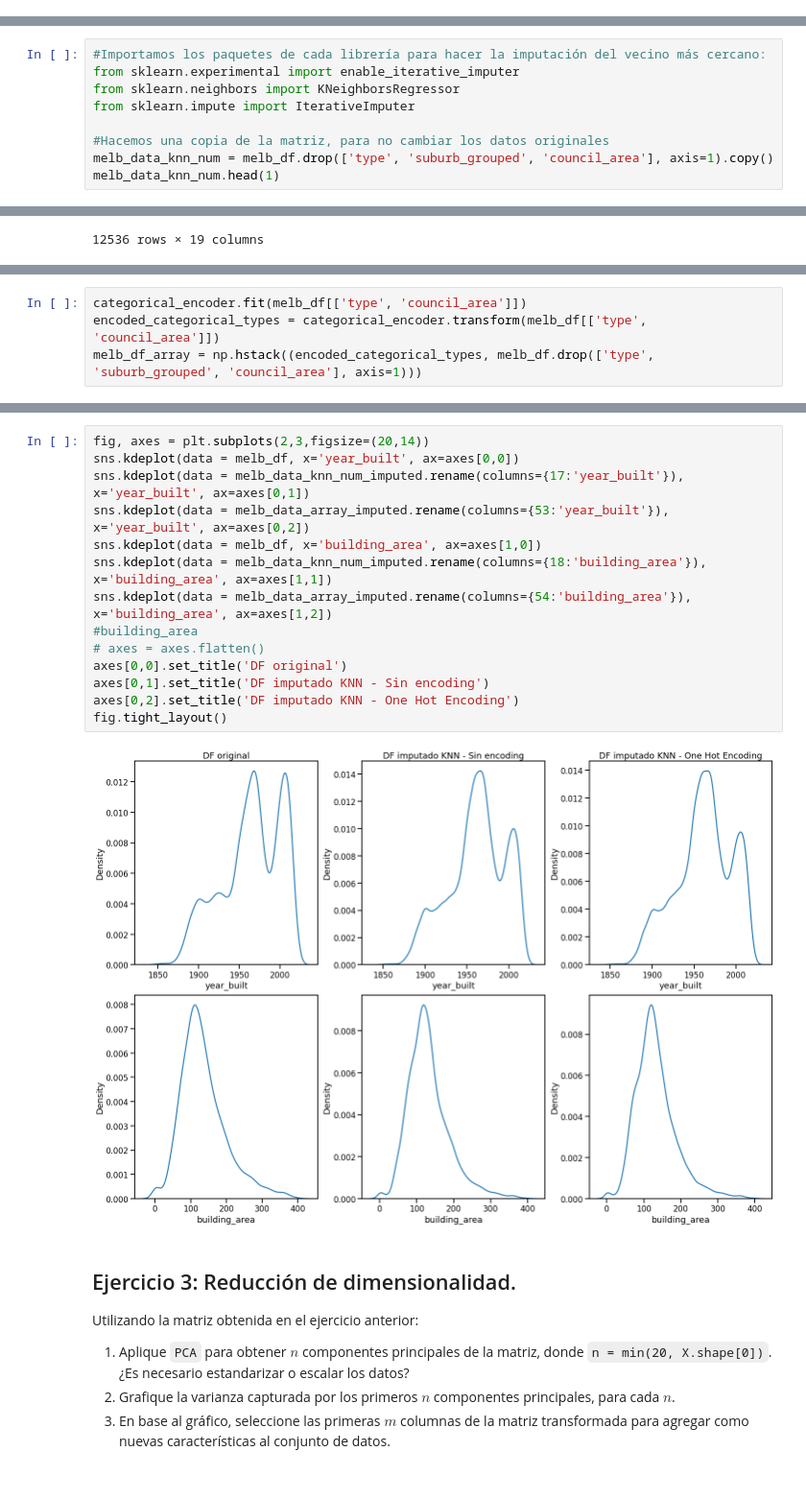
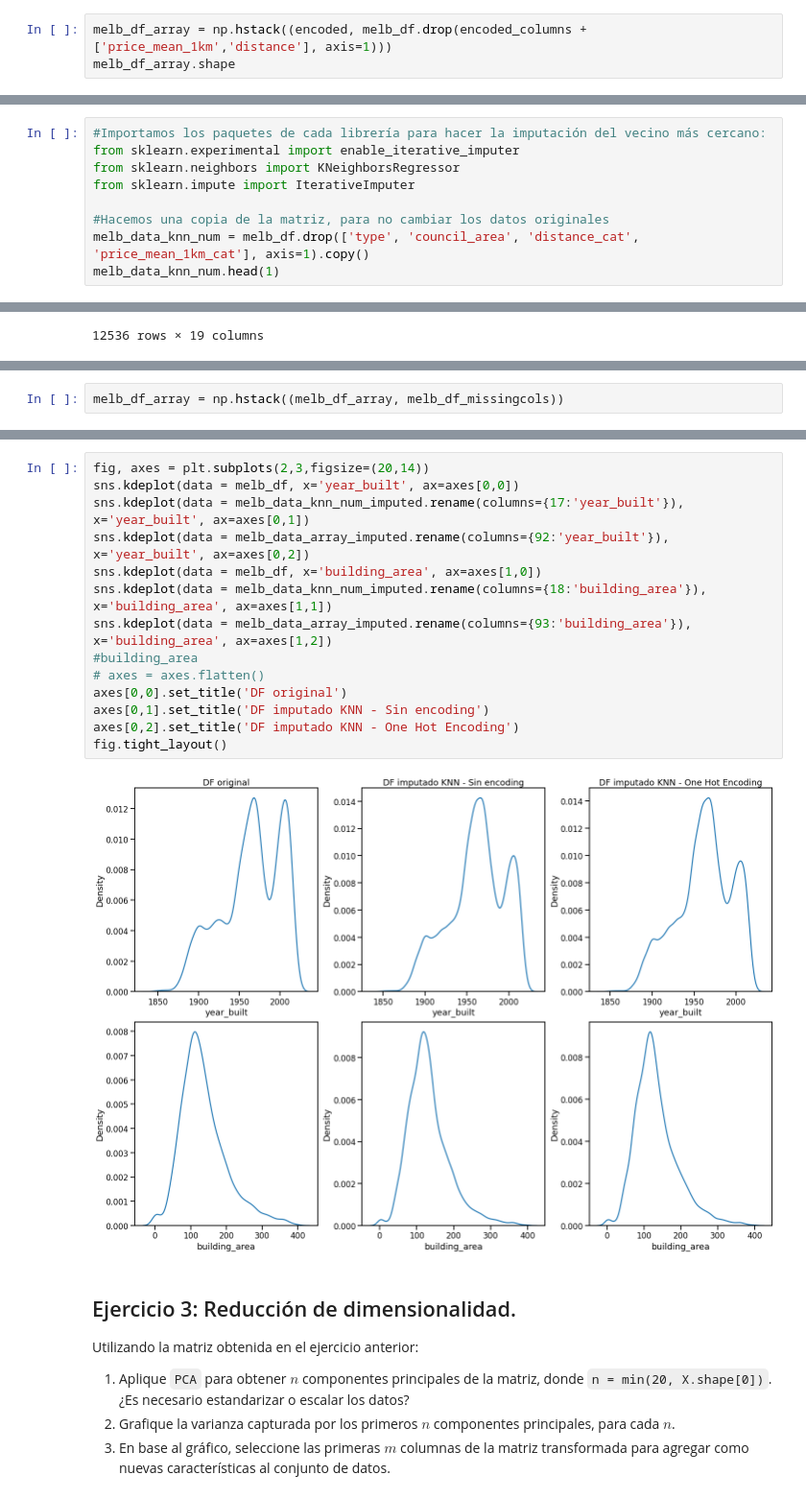
Before and after one commit to fnbellomo/DiploDatos2021, a Jupyter notebook: 02_AnalisisYCuracion/Entregable_Parte_2.ipynb, the cells around one changed output, grey strips where cells are left out. Shown: that part at 96% size. Cells and saved outputs as stored; diff of their text form.

```diff
--- a/02_AnalisisYCuracion/Entregable_Parte_2.ipynb
+++ b/02_AnalisisYCuracion/Entregable_Parte_2.ipynb
@@ -127,0 +133,3 @@ array([[1.00000000e+00, 0.00000000e+00, 0.00000000e+00, ...,
+# %%
+melb_df_array = np.hstack((encoded, melb_df.drop(encoded_columns + ['price_mean_1km','distance'], axis=1)))
+melb_df_array.shape
@@ -176,7 +186,7 @@ from sklearn.neighbors import KNeighborsRegressor
 from sklearn.impute import IterativeImputer
 
 #Hacemos una copia de la matriz, para no cambiar los datos originales
-melb_data_knn_num = melb_df.drop(['type', 'suburb_grouped', 'council_area'], axis=1).copy()
+melb_data_knn_num = melb_df.drop(['type', 'council_area', 'distance_cat', 'price_mean_1km_cat'], axis=1).copy()
 melb_data_knn_num.head(1)
 # %% [output]
 |  | lat | lng | distance | price | land_size | rooms | bathroom | car | count_1km | price_mean_1km | ... |
@@ -232,7 +240,5 @@ Se quita suburb_grouped porque nos deja sin ram a colab
-# %%
-categorical_encoder.fit(melb_df[['type', 'council_area']])
-encoded_categorical_types = categorical_encoder.transform(melb_df[['type', 'council_area']])
-melb_df_array = np.hstack((encoded_categorical_types, melb_df.drop(['type', 'suburb_grouped', 'council_area'], axis=1)))
+# %%
+melb_df_array = np.hstack((melb_df_array, melb_df_missingcols))
 # %%
 #Dataframe con imputación KNN tomando en cuenta las columnas categóricas, codificadas con One Hot Encoder
 #Estandarizamos las variables del dataframe
@@ -268,19 +275,19 @@ melb_data_array_imputed
 # %%
 fig, axes = plt.subplots(2,3,figsize=(20,14))
 sns.kdeplot(data = melb_df, x='year_built', ax=axes[0,0])
 sns.kdeplot(data = melb_data_knn_num_imputed.rename(columns={17:'year_built'}), x='year_built', ax=axes[0,1])
-sns.kdeplot(data = melb_data_array_imputed.rename(columns={53:'year_built'}), x='year_built', ax=axes[0,2])
+sns.kdeplot(data = melb_data_array_imputed.rename(columns={92:'year_built'}), x='year_built', ax=axes[0,2])
 sns.kdeplot(data = melb_df, x='building_area', ax=axes[1,0])
 sns.kdeplot(data = melb_data_knn_num_imputed.rename(columns={18:'building_area'}), x='building_area', ax=axes[1,1])
-sns.kdeplot(data = melb_data_array_imputed.rename(columns={54:'building_area'}), x='building_area', ax=axes[1,2])
+sns.kdeplot(data = melb_data_array_imputed.rename(columns={93:'building_area'}), x='building_area', ax=axes[1,2])
 #building_area
 # axes = axes.flatten()
 axes[0,0].set_title('DF original')
 axes[0,1].set_title('DF imputado KNN - Sin encoding')
 axes[0,2].set_title('DF imputado KNN - One Hot Encoding')
 fig.tight_layout()
 # %% [output]
-[figure, old version]
+[figure, new version]
 # %% [markdown]
 ## Ejercicio 3: Reducción de dimensionalidad.
 
```
Also changed, not shown: parts of 27 cells of this notebook.
